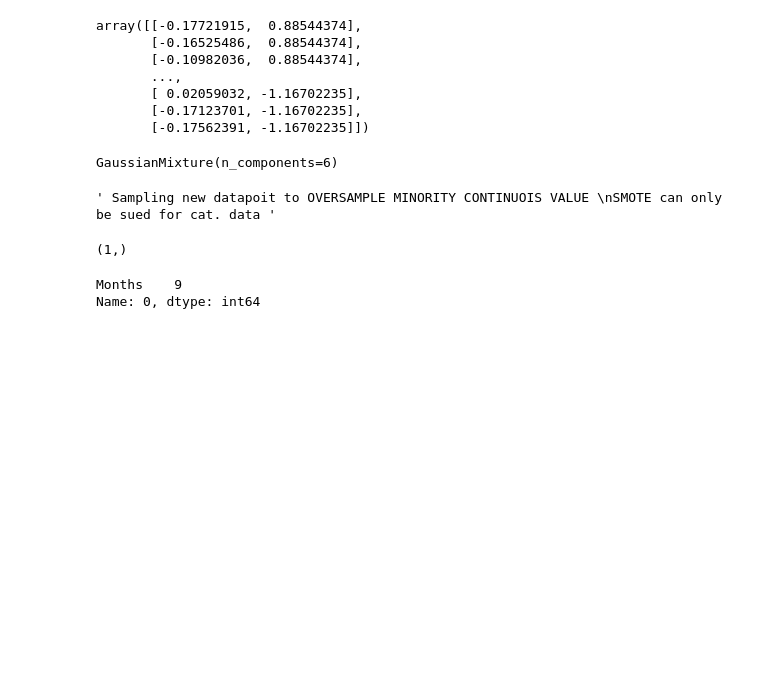
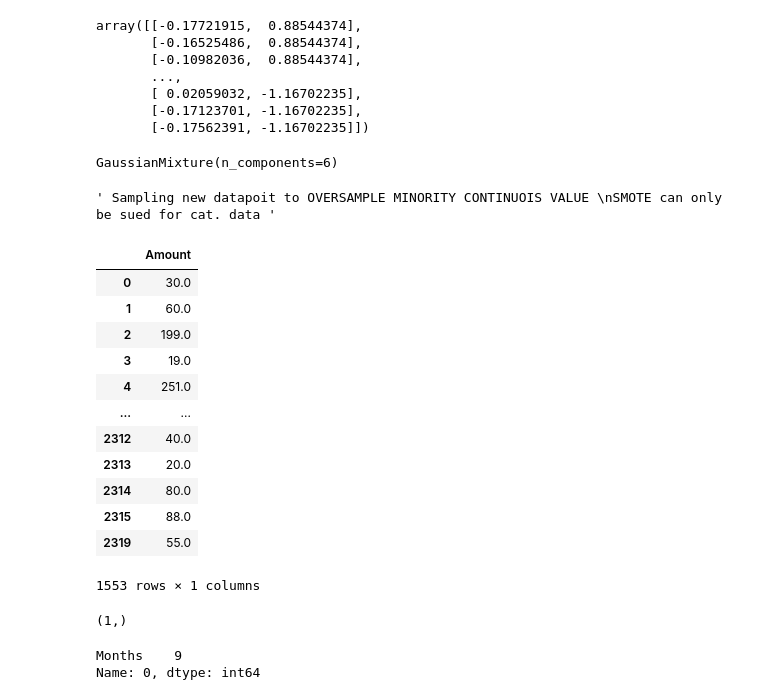
Before and after one commit to hecker1002/Credit-Spend, a Jupyter notebook: TS_analysis.ipynb, the cells around one changed output. Drawn from its saved outputs; the diff is of its cells as text; code cells hidden in the pictures; blank space fills up the shorter version.

```diff
--- a/TS_analysis.ipynb
+++ b/TS_analysis.ipynb
@@ -130,6 +130,22 @@ y1,x1 = gmm.sample( n_samples=10)
 SMOTE can only be sued for cat. data '''
 # %% [output]
 ' Sampling new datapoit to OVERSAMPLE MINORITY CONTINUOIS VALUE \nSMOTE can only be sued for cat. data '
+# %%
+y_train
+# %% [output]
+|  | Amount |
+| 0 | 30.0 |
+| 1 | 60.0 |
+| 2 | 199.0 |
+| 3 | 19.0 |
+| 4 | 251.0 |
+| ... | ... |
+| 2312 | 40.0 |
+| 2313 | 20.0 |
+| 2314 | 80.0 |
+| 2315 | 88.0 |
+| 2319 | 55.0 |
+1553 rows × 1 columns
 # %%
 from sklearn.model_selection import train_test_split
 
```
Also changed, not shown: parts of 5 cells of this notebook, 3 other files.
